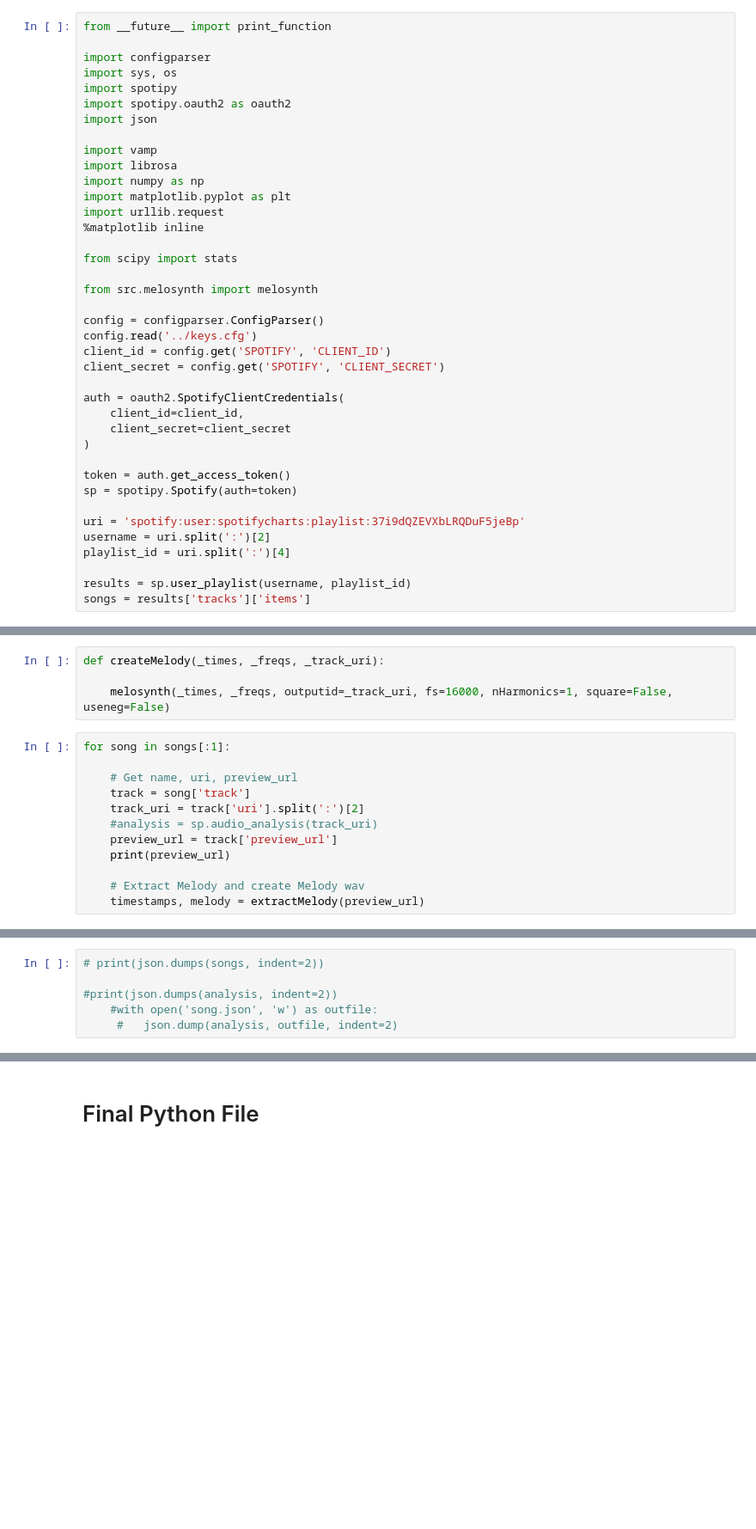
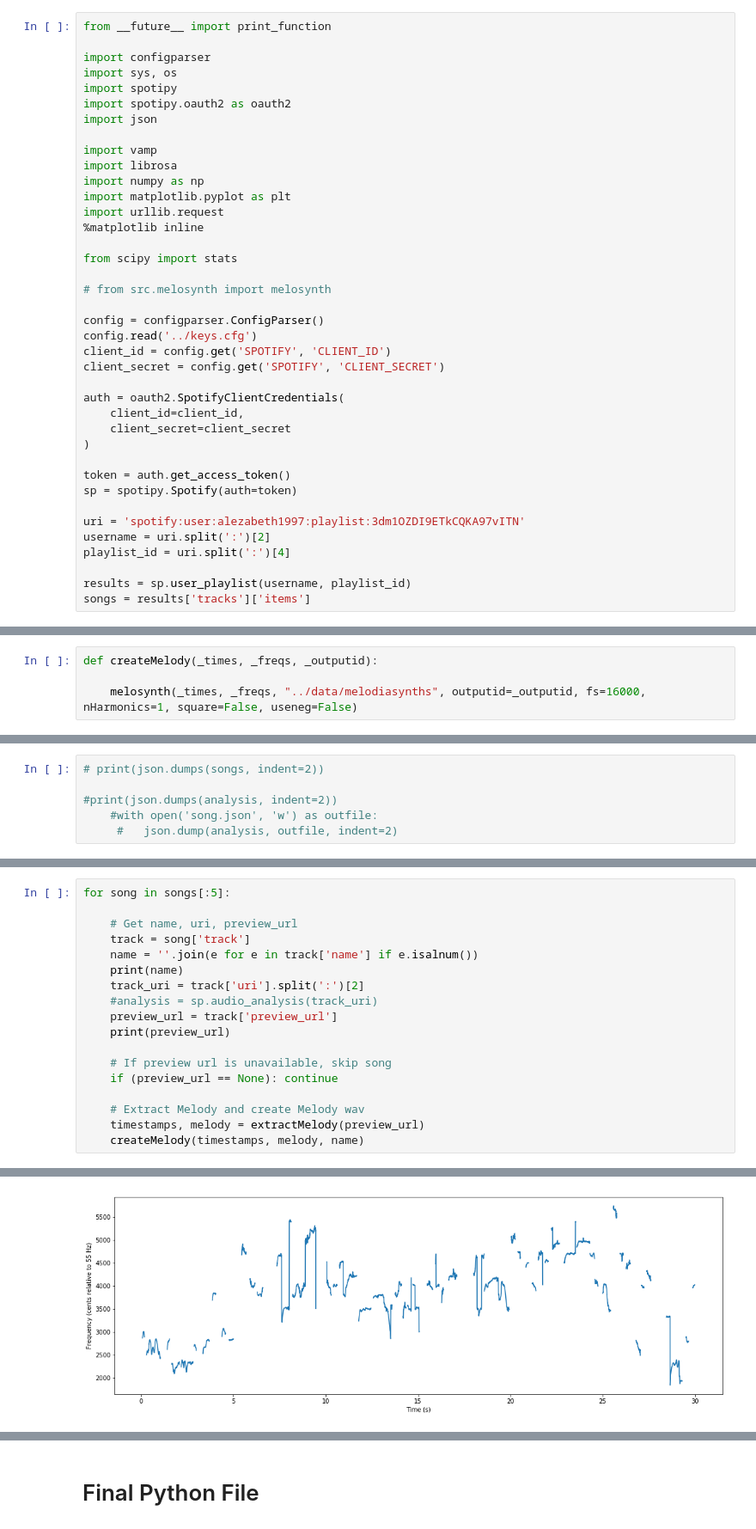
Before and after one commit to alexkim205/DeepSpotify, a Jupyter notebook: notebooks/Spotify API Music Scrape.ipynb, the cells around one changed output, grey strips where cells are left out. Shown: that part at 86% size. Cells and saved outputs as stored; diff of their text form; blank space fills up the shorter version.

Commit message:
melosynth working in spotify jupyter notebook

```diff
--- a/notebooks/Spotify API Music Scrape.ipynb
+++ b/notebooks/Spotify API Music Scrape.ipynb
@@ -16,7 +16,7 @@ import urllib.request
 
 from scipy import stats
 
-from src.melosynth import melosynth
+# from src.melosynth import melosynth
 
 config = configparser.ConfigParser()
 config.read('../keys.cfg')
@@ -31,7 +31,7 @@ auth = oauth2.SpotifyClientCredentials(
 token = auth.get_access_token()
 sp = spotipy.Spotify(auth=token)
 
-uri = 'spotify:user:spotifycharts:playlist:37i9dQZEVXbLRQDuF5jeBp'
+uri = 'spotify:user:alezabeth1997:playlist:3dm1OZDI9ETkCQKA97vITN'
 username = uri.split(':')[2]
 playlist_id = uri.split(':')[4]
 
@@ -87,18 +87,6 @@ def extractMelody(data_file):
 
     return(timestamps, melody)
 # %%
-def createMelody(_times, _freqs, _track_uri):
+def createMelody(_times, _freqs, _outputid):
 
-    melosynth(_times, _freqs, outputid=_track_uri, fs=16000, nHarmonics=1, square=False, useneg=False)
+    melosynth(_times, _freqs, "../data/melodiasynths", outputid=_outputid, fs=16000, nHarmonics=1, square=False, useneg=False)
-# %%
-for song in songs[:1]:
-
-    # Get name, uri, preview_url
-    track = song['track']
-    track_uri = track['uri'].split(':')[2]
-    #analysis = sp.audio_analysis(track_uri)
-    preview_url = track['preview_url']
-    print(preview_url)
-
-    # Extract Melody and create Melody wav
-    timestamps, melody = extractMelody(preview_url)
@@ -127,0 +99,19 @@ array([2.32199546e-02, 2.61224490e-02, 2.90249433e-02, ...,
+# %%
+for song in songs[:5]:
+
+    # Get name, uri, preview_url
+    track = song['track']
+    name = ''.join(e for e in track['name'] if e.isalnum())
+    print(name)
+    track_uri = track['uri'].split(':')[2]
+    #analysis = sp.audio_analysis(track_uri)
+    preview_url = track['preview_url']
+    print(preview_url)
+
+    # If preview url is unavailable, skip song
+    if (preview_url == None): continue
+
+    # Extract Melody and create Melody wav
+    timestamps, melody = extractMelody(preview_url)
+    createMelody(timestamps, melody, name)
+# %% [output]
@@ -127,0 +126 @@ array([2.32199546e-02, 2.61224490e-02, 2.90249433e-02, ...,
+[figure, added]
```
Also changed, not shown: parts of 6 cells of this notebook, 20 other files.
